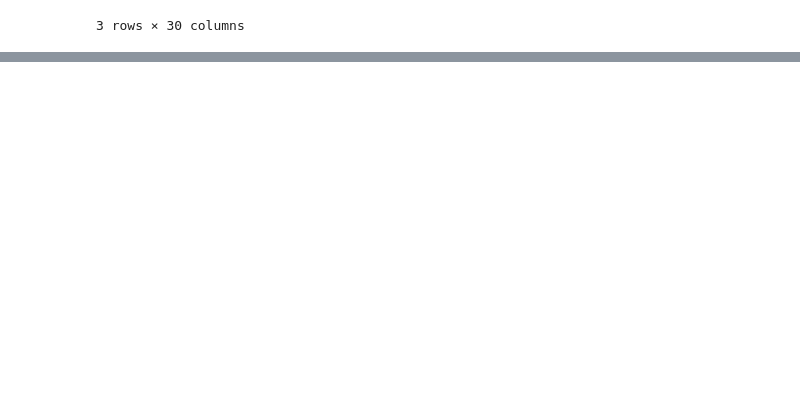
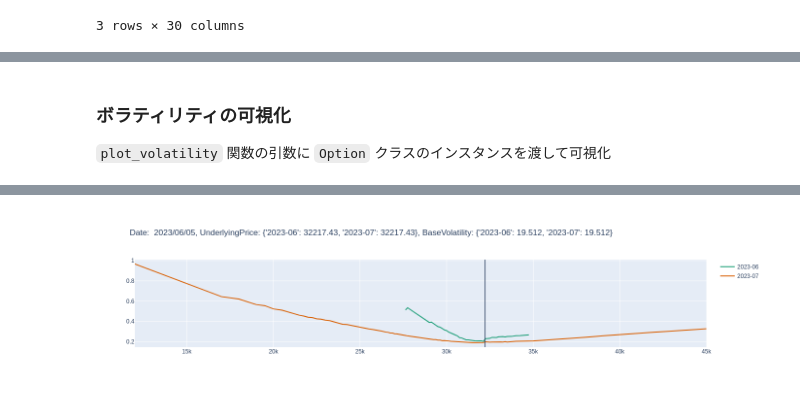
Before and after one commit to fin-py/option-data-hands-on, a Jupyter notebook: docs/jquants-derivatives.ipynb, the cells around one changed output, grey strips where cells are left out. Drawn from its saved outputs; the diff is of its cells as text; code cells hidden in the pictures; blank space fills up the shorter version.

```diff
--- a/docs/jquants-derivatives.ipynb
+++ b/docs/jquants-derivatives.ipynb
@@ -59,0 +66,4 @@ sample_df
+# %%
+from jquants_derivatives import Option
+
+op_20230605 = Option(df_20230605, contracts=2)
@@ -59,0 +120,9 @@ sample_df
+# %% [markdown]
+### ボラティリティの可視化
+
+`plot_volatility` 関数の引数に `Option` クラスのインスタンスを渡して可視化
+# %%
+from jquants_derivatives import plot_volatility
+
+plot_volatility(op_20230605)
+# %% [output]
@@ -59,0 +130 @@ sample_df
+[figure, added]
```
Also changed, not shown: parts of 16 cells of this notebook, 3 other files.
